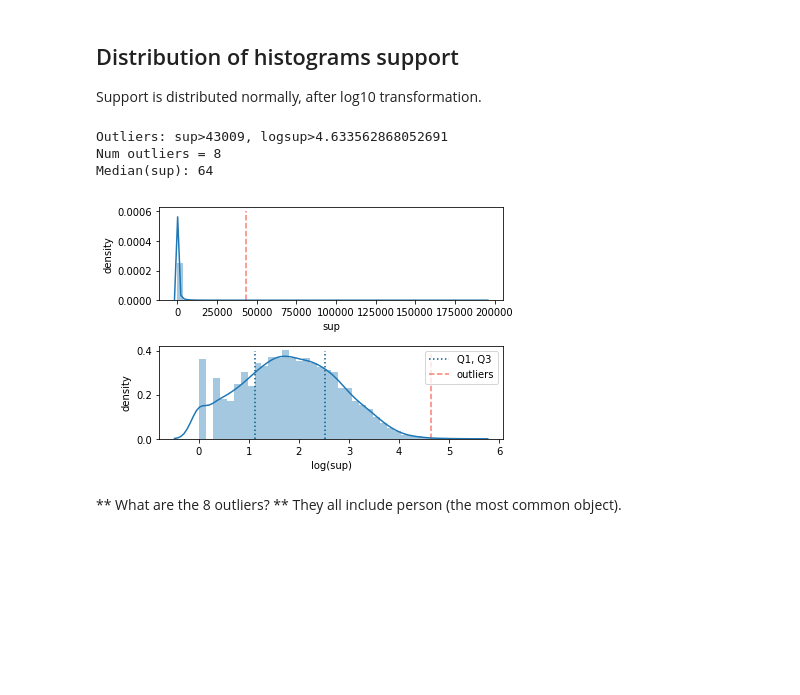
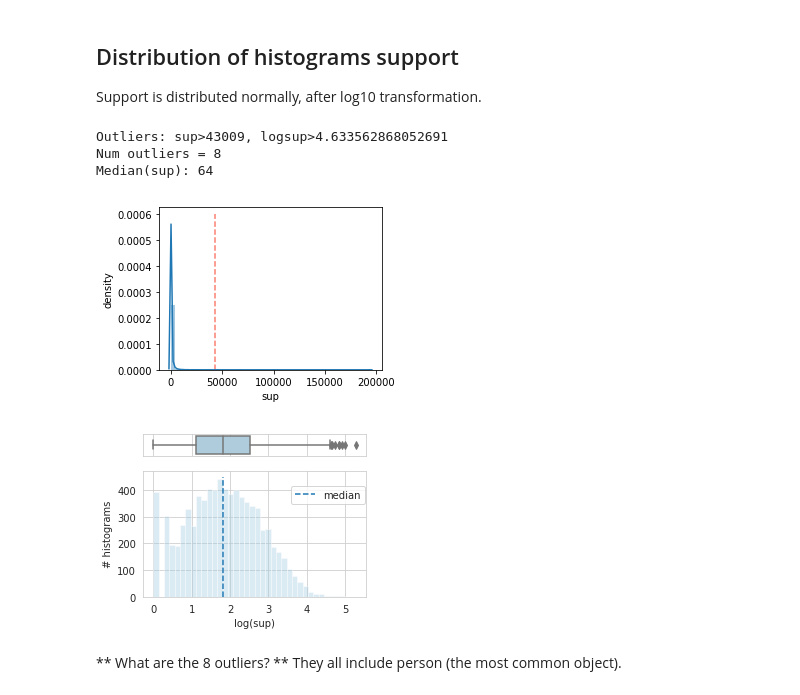
Before and after one commit to AndreaPasini/SImS, a Jupyter notebook: KBanalysis.ipynb, the cells around one changed output. Cells and saved outputs as stored; diff of their text form; code cells hidden in the pictures; blank space fills up the shorter version.

```diff
--- a/KBanalysis.ipynb
+++ b/KBanalysis.ipynb
@@ -45,33 +50,37 @@ sup, ent = get_sup_ent_lists(json_data)
 Support is distributed normally, after log10 transformation.
 # %%
 logsup = np.log10(sup)
-fig, ax = plt.subplots(2,1)
-sns.distplot(sup, ax=ax[0]);
-ax[0].set_xlabel("sup")
-ax[0].set_ylabel("density")
-sns.distplot(logsup, ax=ax[1]);
-ax[1].set_xlabel("log(sup)")
-ax[1].set_ylabel("density")
-plt.tight_layout()
+fig, ax1 = plt.subplots(figsize=[4,3])
+sns.distplot(sup, ax=ax1)
+ax1.set_xlabel("sup")
+ax1.set_ylabel("density")
+sns.set_style("whitegrid")
+
+fig, ax2 = plt.subplots(2,1, figsize=[4,3], sharex=True, gridspec_kw={"height_ratios": (.15, .85)})
+sns.boxplot(logsup, ax=ax2[0], color="#a6cee3")
+sns.distplot(logsup, ax=ax2[1], kde=False, norm_hist=False, color="#a6cee3")
+ax2[1].set_xlabel("log(sup)")
+ax2[1].set_ylabel("# histograms")
+
 
 ## Find Q1, Q3 and outliers
 q1, med, q3 = np.quantile(logsup, [0.25, 0.5, 0.75])
 iqr = q3-q1
 low = q1-1.5*iqr
 high = q3+1.5*iqr
-ax[1].vlines([q1,q3],0,0.4, color='#045a8d', linestyle=':', label="Q1, Q3")
-ax[1].vlines([high],0,0.4, color='#fb8072', linestyle='--', label="outliers")
-ax[0].vlines([int(10**high)],0,0.0006, color='#fb8072', linestyle='--', label="outliers")
-l = ax[1].legend()
+ax1.vlines([int(10**high)],0,0.0006, color='#fb8072', linestyle='--', label="outliers")
+ax2[1].vlines([med],0,450, color='#1f78b4', linestyle='--', label="median")
+fig.legend(bbox_to_anchor=(0.95,0.65), loc="center right")
 
 print(f"Outliers: sup>{int(round(10**high))}, logsup>{high}")
 print(f"Num outliers = {(logsup>high).sum()}")
 print(f"Median(sup): {int(round(10**med))}")
 # %% [output]
 Outliers: sup>43009, logsup>4.633562868052691
 Num outliers = 8
 Median(sup): 64
-[figure, old version]
+[figure, new version]
+[figure, added]
 # %% [markdown]
 ** What are the 8 outliers? **
 They all include person (the most common object).
```
Also changed, not shown: parts of 9 cells of this notebook, 11 other files.
